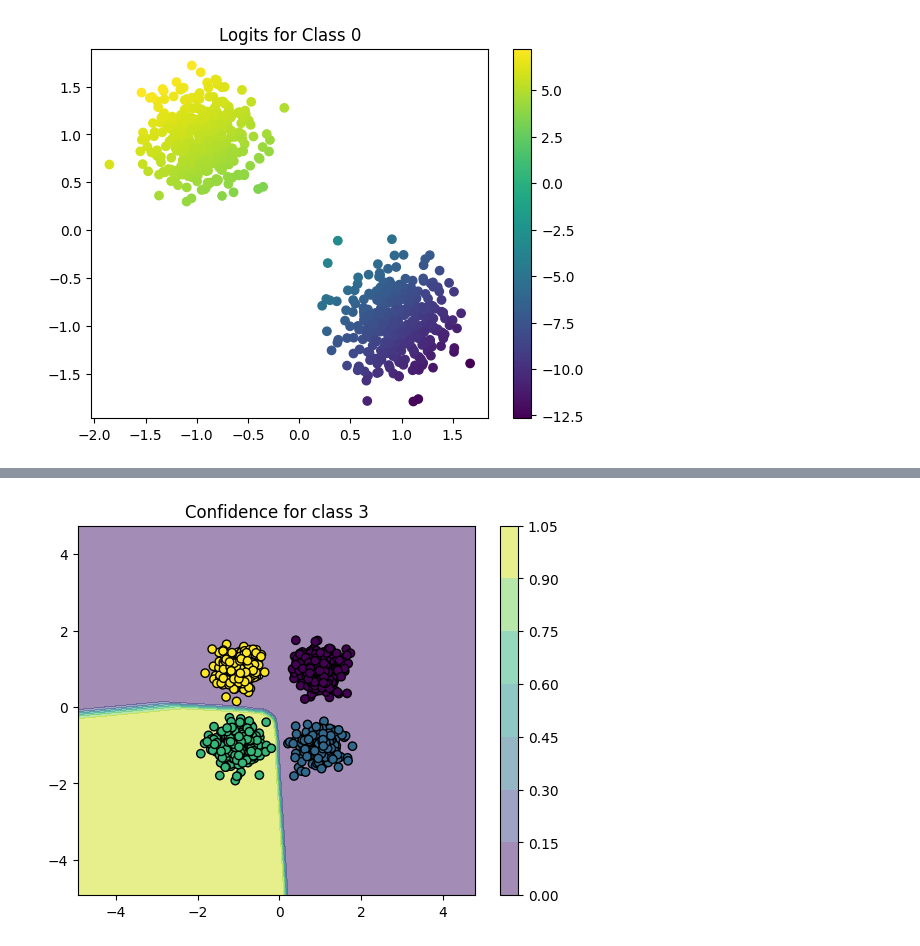
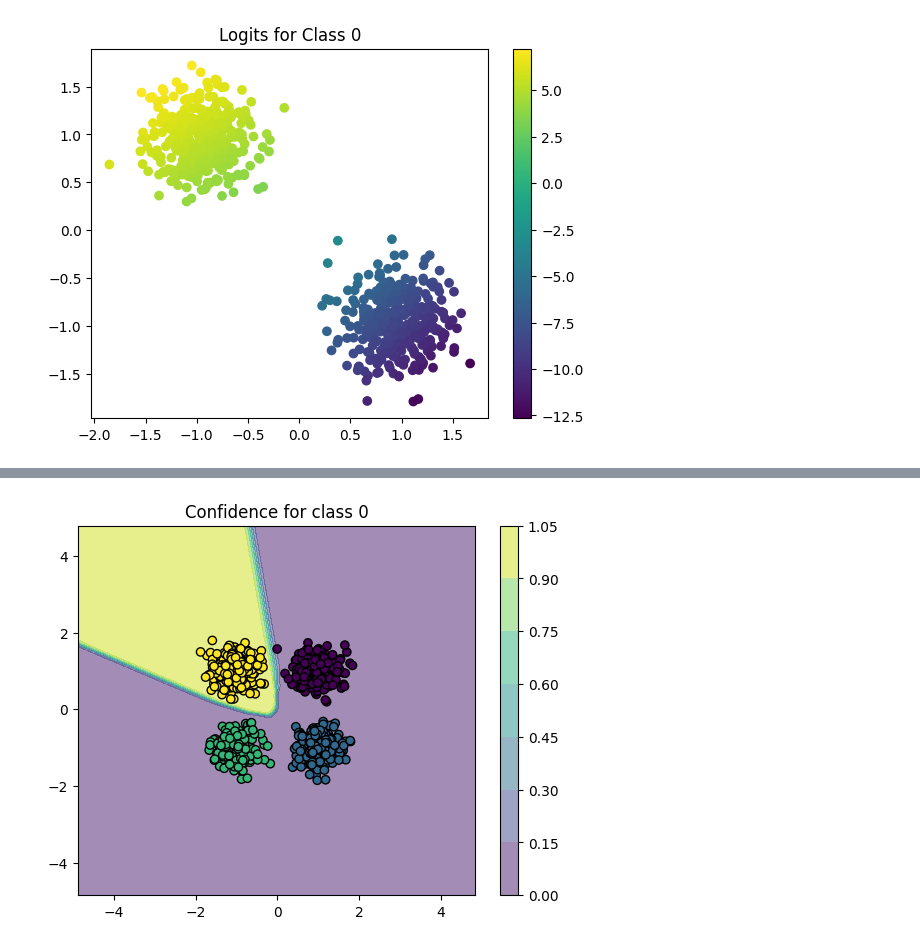
Before and after one commit to CristianManta/classifier-recovery, a Jupyter notebook: gmm-classifier.ipynb, the cells around one changed output, grey strips where cells are left out. Saved outputs shown, nothing was run; the diff lists cells and outputs as text; code cells hidden in the pictures.

Commit message:
Fix experiment plot by loading pretrained weights

```diff
--- a/gmm-classifier.ipynb
+++ b/gmm-classifier.ipynb
@@ -224,18 +224,19 @@ criterion = nn.CrossEntropyLoss()
 optimizer = optim.Adam(model.parameters(), lr=0.01)
 
 # Training
-epochs = 500
-model.train()
-for epoch in range(epochs):
-    optimizer.zero_grad()
-    outputs = model(X_train)
-    loss = criterion(outputs, y_train)
-    loss.backward()
-    optimizer.step()
+# epochs = 500
+# model.train()
+# for epoch in range(epochs):
+#     optimizer.zero_grad()
+#     outputs = model(X_train)
+#     loss = criterion(outputs, y_train)
+#     loss.backward()
+#     optimizer.step()
 
-    if epoch % 100 == 0:
-        print(f'Epoch {epoch+1}/{epochs}, Loss: {loss.item():.4f}')
+#     if epoch % 100 == 0:
+#         print(f'Epoch {epoch+1}/{epochs}, Loss: {loss.item():.4f}')
 # torch.save(model.state_dict(), 'GMMMLP-weights-isotropic-4-components.pth')
+model.load_state_dict(torch.load('GMMMLP-weights-isotropic-4-components.pth'))
 
 
 # Model Evaluation
@@ -270,7 +271,7 @@ def plot_decision_boundary(model, X, y):
 def plot_confidence_prob(model, X, y):
     """Plots confidence score
     """
-    cls = 3
+    cls = 0
     band = 3
 
     x_min, x_max = X[:, 0].min() - band, X[:, 0].max() + band
@@ -315,2 +311,2 @@ Epoch 401/500, Loss: 0.0001
 Training Accuracy: 100.00%
-[figure, old version]
+[figure, new version]
```
Also changed, not shown: parts of 1 cell of this notebook.
